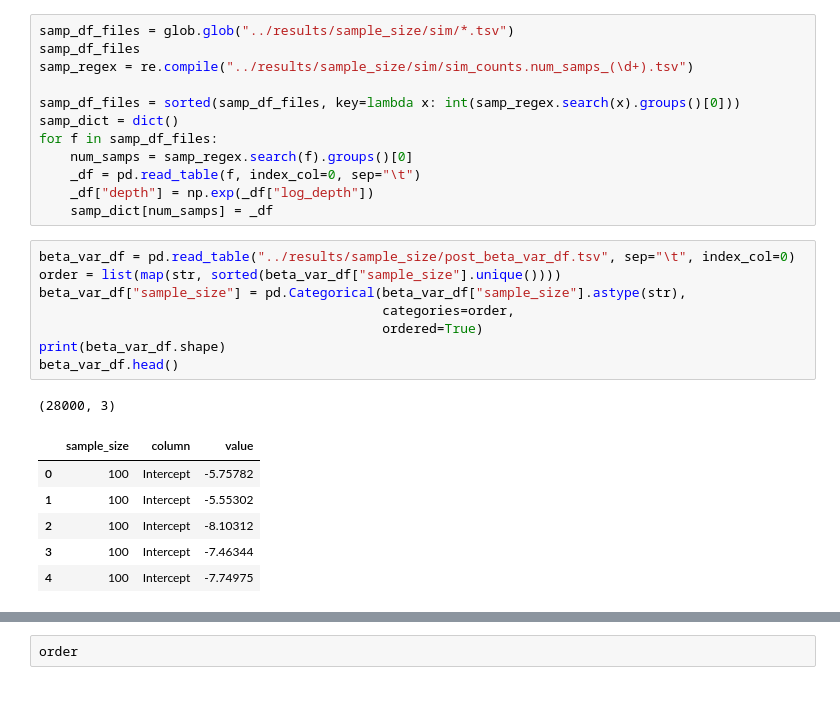
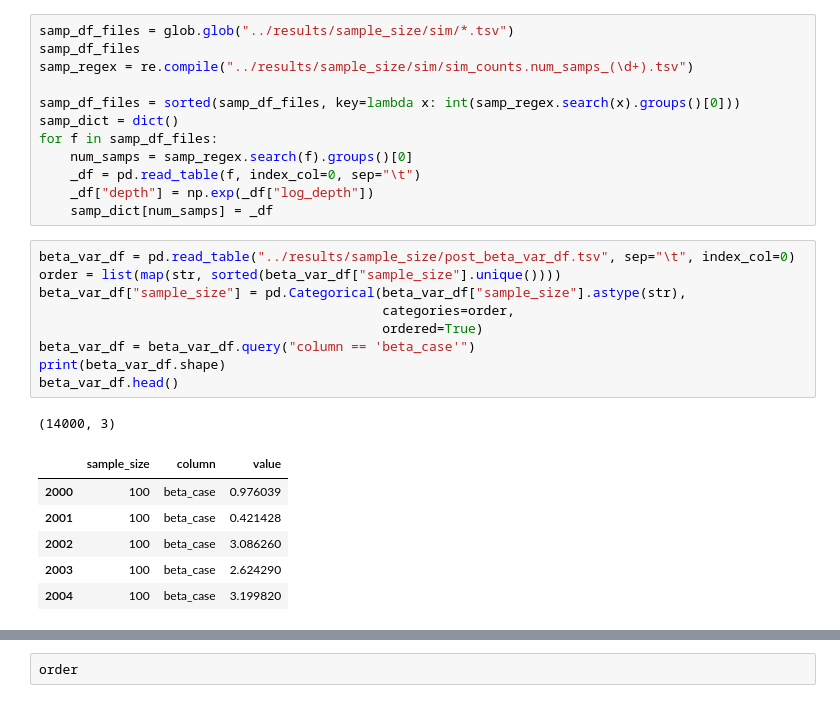
Before and after one commit to knightlab-analyses/birdman-analyses, a Jupyter notebook: notebooks/sample_size_figures.ipynb, the cells around one changed output, grey strips where cells are left out. Saved outputs shown, nothing was run; the diff lists cells and outputs as text.

```diff
--- a/notebooks/sample_size_figures.ipynb
+++ b/notebooks/sample_size_figures.ipynb
@@ -29,16 +29,17 @@ for f in samp_df_files:
 # %%
 beta_var_df = pd.read_table("../results/sample_size/post_beta_var_df.tsv", sep="\t", index_col=0)
 order = list(map(str, sorted(beta_var_df["sample_size"].unique())))
 beta_var_df["sample_size"] = pd.Categorical(beta_var_df["sample_size"].astype(str),
                                             categories=order,
                                             ordered=True)
+beta_var_df = beta_var_df.query("column == 'beta_case'")
 print(beta_var_df.shape)
 beta_var_df.head()
 # %% [output]
-(28000, 3)
+(14000, 3)
 |  | sample_size | column | value |
-| 0 | 100 | Intercept | -5.75782 |
-| 1 | 100 | Intercept | -5.55302 |
-| 2 | 100 | Intercept | -8.10312 |
-| 3 | 100 | Intercept | -7.46344 |
-| 4 | 100 | Intercept | -7.74975 |
+| 2000 | 100 | beta_case | 0.976039 |
+| 2001 | 100 | beta_case | 0.421428 |
+| 2002 | 100 | beta_case | 3.086260 |
+| 2003 | 100 | beta_case | 2.624290 |
+| 2004 | 100 | beta_case | 3.199820 |
```
Also changed, not shown: parts of 3 cells of this notebook, 6 other files.
